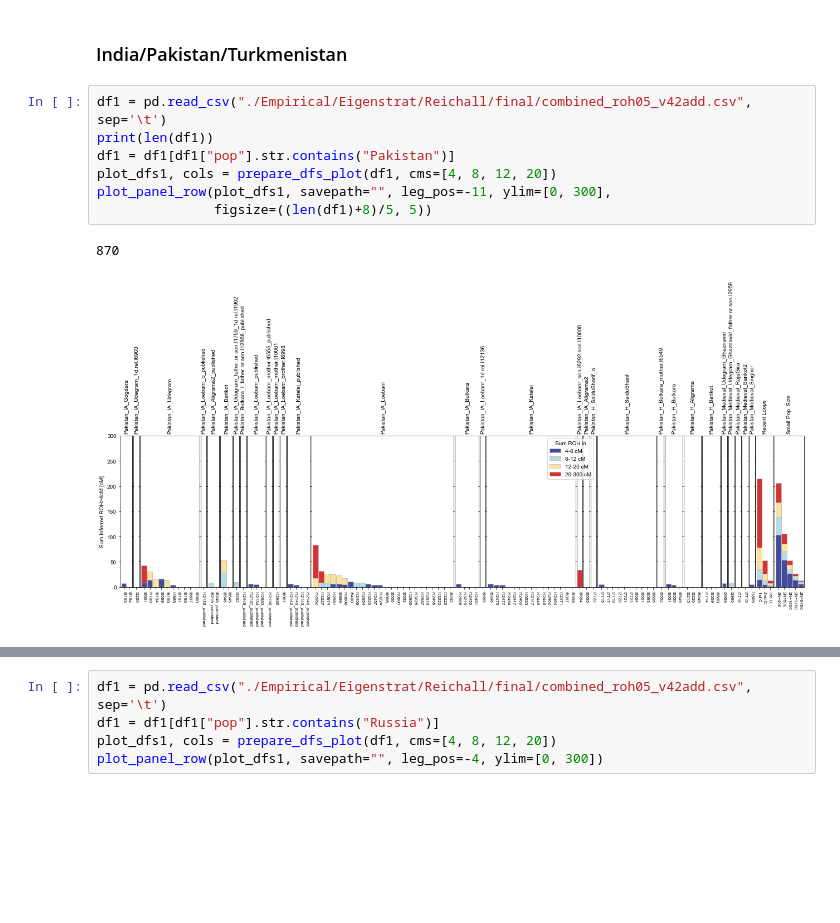
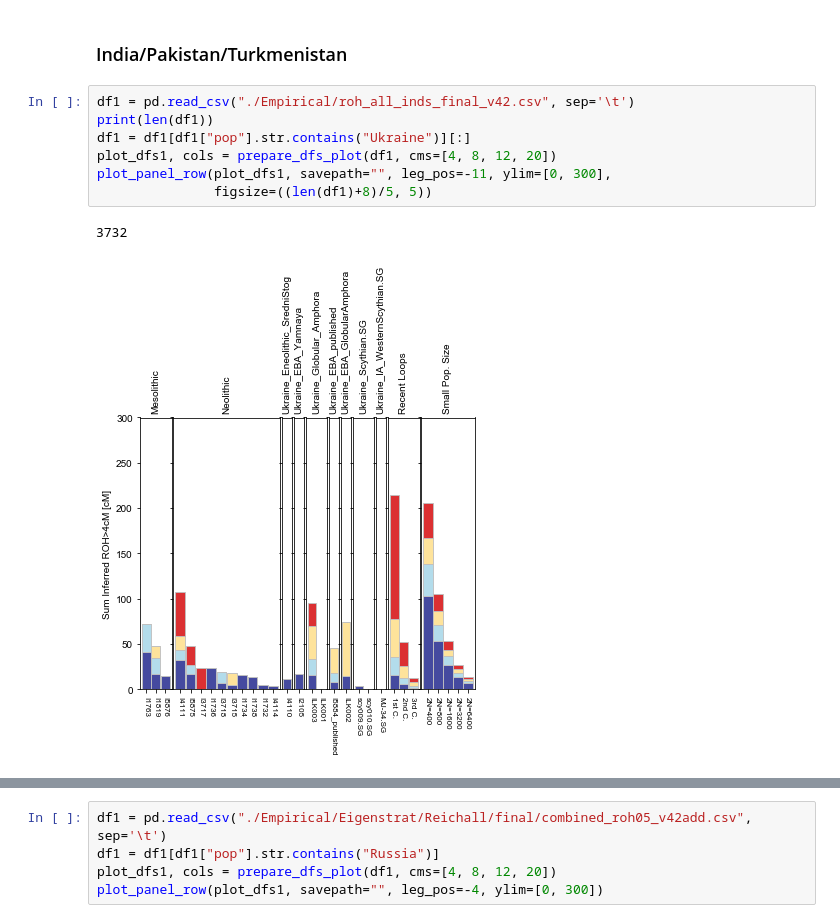
Before and after one commit to hringbauer/hapROH, a Jupyter notebook: Notebooks/Figures/plot_bar_ROH.ipynb, the cells around one changed output, grey strips where cells are left out. Drawn from its saved outputs; the diff is of its cells as text; blank space fills up the shorter version.

```diff
--- a/Notebooks/Figures/plot_bar_ROH.ipynb
+++ b/Notebooks/Figures/plot_bar_ROH.ipynb
@@ -338,13 +364,13 @@ Saved figure to ./figures_test/balkans.pdf
 # %% [markdown]
 ### India/Pakistan/Turkmenistan
 # %%
-df1 = pd.read_csv("./Empirical/Eigenstrat/Reichall/final/combined_roh05_v42add.csv", sep='\t')
+df1 = pd.read_csv("./Empirical/roh_all_inds_final_v42.csv", sep='\t')
 print(len(df1))
-df1 = df1[df1["pop"].str.contains("Pakistan")]
+df1 = df1[df1["pop"].str.contains("Ukraine")][:]
 plot_dfs1, cols = prepare_dfs_plot(df1, cms=[4, 8, 12, 20])
 plot_panel_row(plot_dfs1, savepath="", leg_pos=-11, ylim=[0, 300],
                figsize=((len(df1)+8)/5, 5))
 # %% [output]
-870
+3732
-[figure, old version]
+[figure, new version]
 # %%
```
Also changed, not shown: parts of 32 cells of this notebook, 4 other files.
